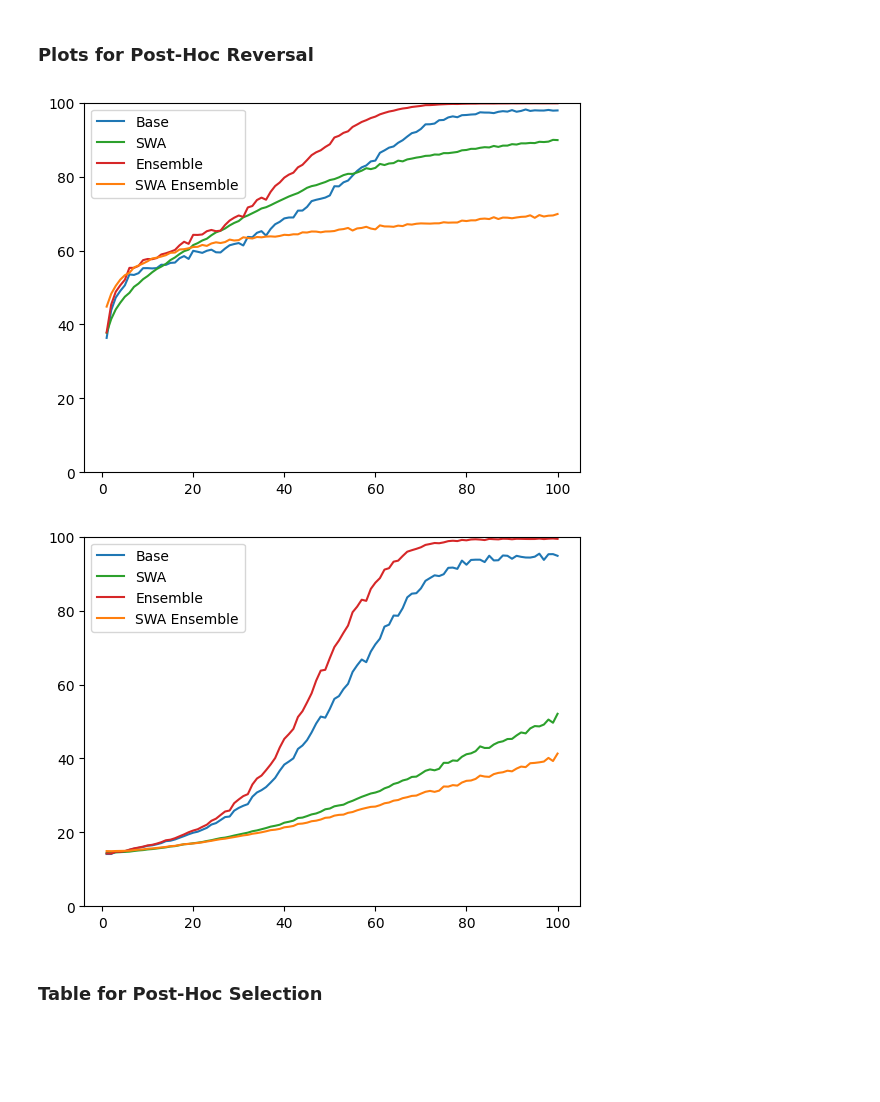
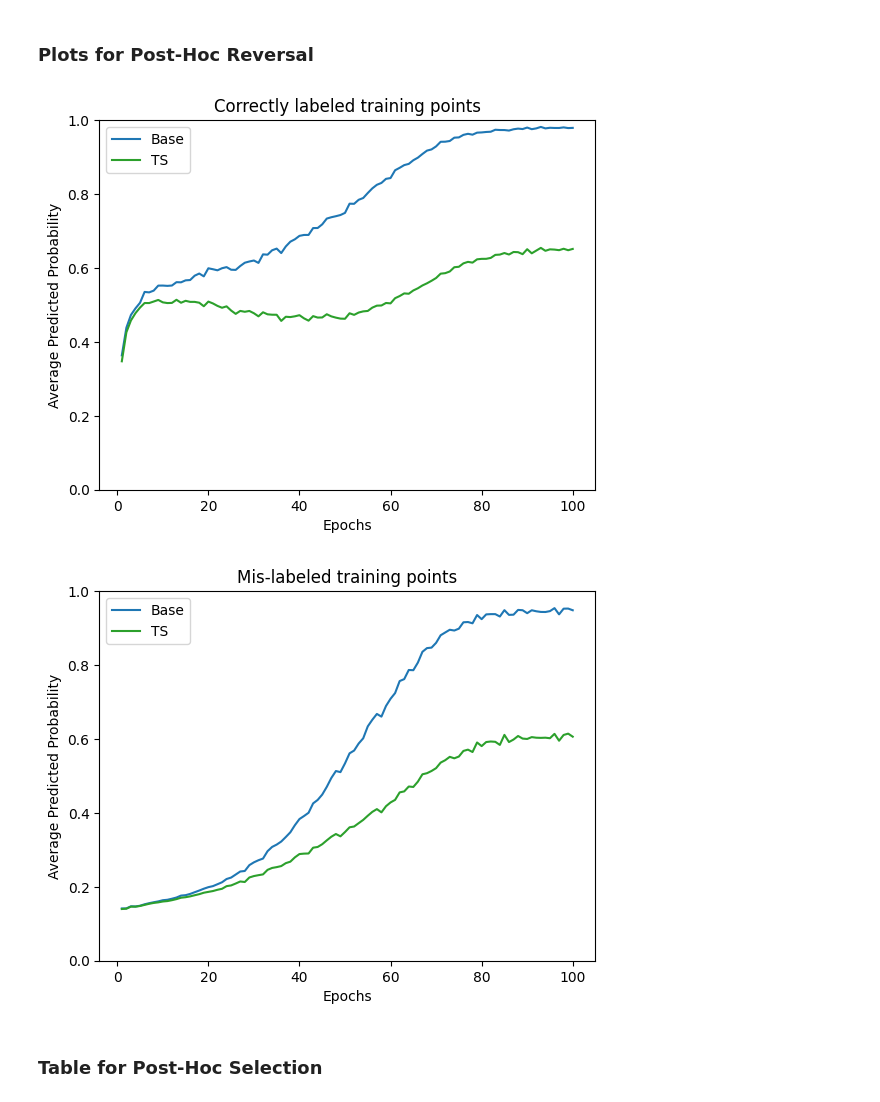
Before and after one commit to rishabh-ranjan/post-hoc-reversal, a Jupyter notebook: rebuttal/cifar.ipynb, the cells around one changed output. Saved outputs shown, nothing was run; the diff lists cells and outputs as text; code cells hidden in the pictures; blank space fills up the shorter version.

```diff
--- a/rebuttal/cifar.ipynb
+++ b/rebuttal/cifar.ipynb
@@ -207,7 +207,7 @@ wandb: Find logs at: ../../../../../../afs/cs.stanford.edu/u/ranjanr/.cache/wand
 ### Plots for Post-Hoc Reversal
 # %%
 def draw(ax, kv, split, tr):
-    scale = 100
+    scale = 1
 
     x = kv.load("epochs")
 
@@ -217,44 +217,49 @@ def draw(ax, kv, split, tr):
     y = Y.mean(0)
     ax.plot(x, y, color="tab:blue", label="Base")
 
-    Y = kv.load(f"mem/{split}/base+swa") * scale
+    Y = kv.load(f"mem/{split}/base+ts") * scale
     # for y in Y:
     #     ax.plot(x, y, color="tab:blue", alpha=0.2)
     y = Y.mean(0)
-    ax.plot(x, y, color="tab:green", label="SWA")
+    ax.plot(x, y, color="tab:green", label="TS")
 
-    Y = kv.load(f"mem/{split}/base+ens") * scale
-    # for y in Y:
-    #     ax.plot(x, y, color="tab:orange", alpha=0.2)
-    y = Y
-    ax.plot(x, y, color="tab:red", label="Ensemble")
+    # Y = kv.load(f"mem/{split}/base+ens") * scale
+    # # for y in Y:
+    # #     ax.plot(x, y, color="tab:orange", alpha=0.2)
+    # y = Y
+    # ax.plot(x, y, color="tab:red", label="Ensemble")
+    # ax.legend()
+
+    # Y = kv.load(f"mem/{split}/{tr}") * scale
+    # # for y in Y:
+    # #     ax.plot(x, y, color="tab:orange", alpha=0.2)
+    # if "ens" not in tr:
+    #     y = Y.mean(0)
+    # else:
+    #     y = Y
+    # ax.plot(x, y, color="tab:orange", label="SWA Ensemble")
     ax.legend()
 
-    Y = kv.load(f"mem/{split}/{tr}") * scale
-    # for y in Y:
-    #     ax.plot(x, y, color="tab:orange", alpha=0.2)
-    if "ens" not in tr:
-        y = Y.mean(0)
-    else:
-        y = Y
-    ax.plot(x, y, color="tab:orange", label="SWA Ensemble")
-    ax.legend()
+    ax.set_xlabel("Epochs")
+    ax.set_ylabel("Average Predicted Probability")
 
-    ax.set_ylim(0, 100)
+    ax.set_ylim(0, 1)
 # %%
 kv = KeyValStore(f"out/ens{os.environ['ENSEMBLE_SIZE']}")
 # %%
 fig, ax = plt.subplots()
 draw(ax, kv, split="train_true", tr="base+swa+ts+ens+ts")
+ax.set_title("Correctly labeled training points")
 fig.show()
 # %% [output]
-[figure, old version]
+[figure, new version]
 # %%
 fig, ax = plt.subplots()
 draw(ax, kv, split="train_false", tr="base+swa+ts+ens+ts")
+ax.set_title("Mis-labeled training points")
 fig.show()
 # %% [output]
-[figure, old version]
+[figure, new version]
 # %% [markdown]
 ### Table for Post-Hoc Selection
 # %%
```
Also changed, not shown: 4 other files.
